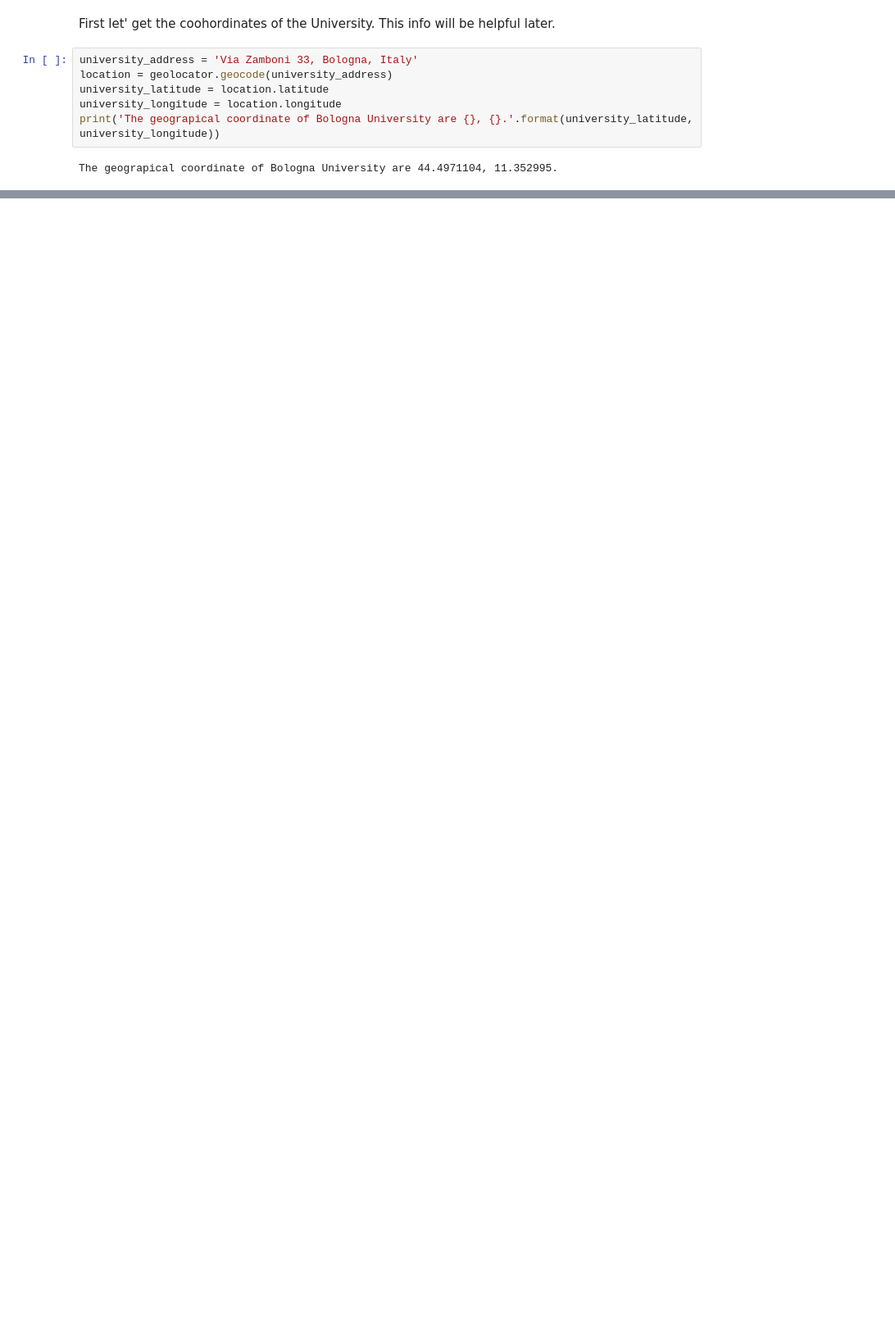
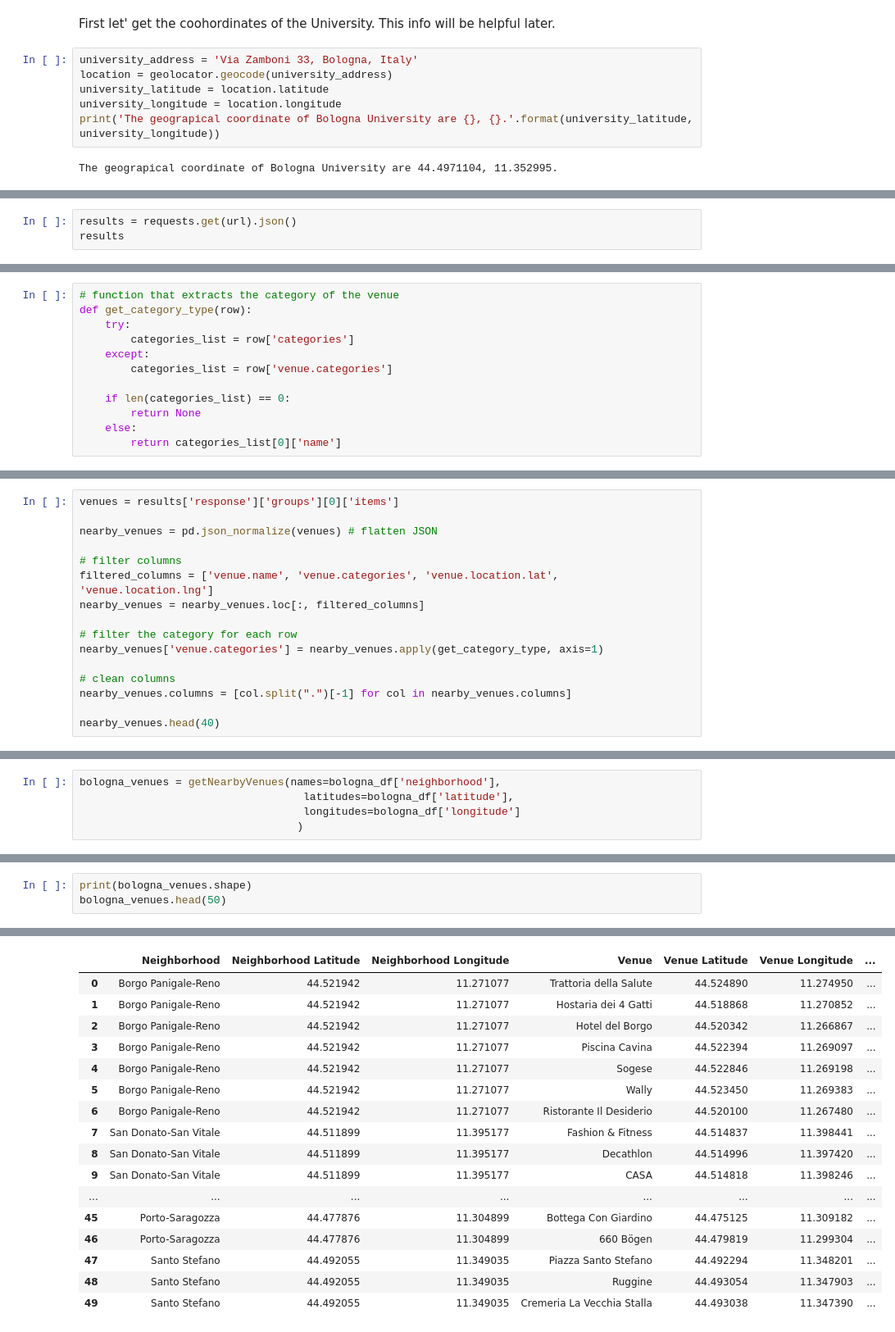
Before and after one commit to fabioantonini/Applied-Data-Science-Coursera-Capstone, a Jupyter notebook: Applied Data Science Capstone.ipynb, the cells around one changed output, grey strips where cells are left out. Shown: that part at 82% size. Drawn from its saved outputs; the diff is of its cells as text; blank space fills up the shorter version.

```diff
--- a/Applied Data Science Capstone.ipynb
+++ b/Applied Data Science Capstone.ipynb
@@ -287,0 +306,3 @@ map_bologna
+# %%
+results = requests.get(url).json()
+results
@@ -287,0 +331,12 @@ map_bologna
+# %%
+# function that extracts the category of the venue
+def get_category_type(row):
+    try:
+        categories_list = row['categories']
+    except:
+        categories_list = row['venue.categories']
+
+    if len(categories_list) == 0:
+        return None
+    else:
+        return categories_list[0]['name']
@@ -287,0 +345,16 @@ map_bologna
+# %%
+venues = results['response']['groups'][0]['items']
+
+nearby_venues = pd.json_normalize(venues) # flatten JSON
+
+# filter columns
+filtered_columns = ['venue.name', 'venue.categories', 'venue.location.lat', 'venue.location.lng']
+nearby_venues = nearby_venues.loc[:, filtered_columns]
+
+# filter the category for each row
+nearby_venues['venue.categories'] = nearby_venues.apply(get_category_type, axis=1)
+
+# clean columns
+nearby_venues.columns = [col.split(".")[-1] for col in nearby_venues.columns]
+
+nearby_venues.head(40)
@@ -287,0 +429,5 @@ map_bologna
+# %%
+bologna_venues = getNearbyVenues(names=bologna_df['neighborhood'],
+                                   latitudes=bologna_df['latitude'],
+                                   longitudes=bologna_df['longitude']
+                                  )
@@ -287,0 +443,4 @@ map_bologna
+# %%
+print(bologna_venues.shape)
+bologna_venues.head(50)
+# %% [output]
@@ -287,0 +448,17 @@ map_bologna
+|  | Neighborhood | Neighborhood Latitude | Neighborhood Longitude | Venue | Venue Latitude | Venue Longitude | ... |
+| 0 | Borgo Panigale-Reno | 44.521942 | 11.271077 | Trattoria della Salute | 44.524890 | 11.274950 | ... |
+| 1 | Borgo Panigale-Reno | 44.521942 | 11.271077 | Hostaria dei 4 Gatti | 44.518868 | 11.270852 | ... |
+| 2 | Borgo Panigale-Reno | 44.521942 | 11.271077 | Hotel del Borgo | 44.520342 | 11.266867 | ... |
+| 3 | Borgo Panigale-Reno | 44.521942 | 11.271077 | Piscina Cavina | 44.522394 | 11.269097 | ... |
+| 4 | Borgo Panigale-Reno | 44.521942 | 11.271077 | Sogese | 44.522846 | 11.269198 | ... |
+| 5 | Borgo Panigale-Reno | 44.521942 | 11.271077 | Wally | 44.523450 | 11.269383 | ... |
+| 6 | Borgo Panigale-Reno | 44.521942 | 11.271077 | Ristorante Il Desiderio | 44.520100 | 11.267480 | ... |
+| 7 | San Donato-San Vitale | 44.511899 | 11.395177 | Fashion & Fitness | 44.514837 | 11.398441 | ... |
+| 8 | San Donato-San Vitale | 44.511899 | 11.395177 | Decathlon | 44.514996 | 11.397420 | ... |
+| 9 | San Donato-San Vitale | 44.511899 | 11.395177 | CASA | 44.514818 | 11.398246 | ... |
+| ... | ... | ... | ... | ... | ... | ... | ... |
+| 45 | Porto-Saragozza | 44.477876 | 11.304899 | Bottega Con Giardino | 44.475125 | 11.309182 | ... |
+| 46 | Porto-Saragozza | 44.477876 | 11.304899 | 660 Bögen | 44.479819 | 11.299304 | ... |
+| 47 | Santo Stefano | 44.492055 | 11.349035 | Piazza Santo Stefano | 44.492294 | 11.348201 | ... |
+| 48 | Santo Stefano | 44.492055 | 11.349035 | Ruggine | 44.493054 | 11.347903 | ... |
+| 49 | Santo Stefano | 44.492055 | 11.349035 | Cremeria La Vecchia Stalla | 44.493038 | 11.347390 | ... |
```
Also changed, not shown: parts of 27 cells of this notebook.
